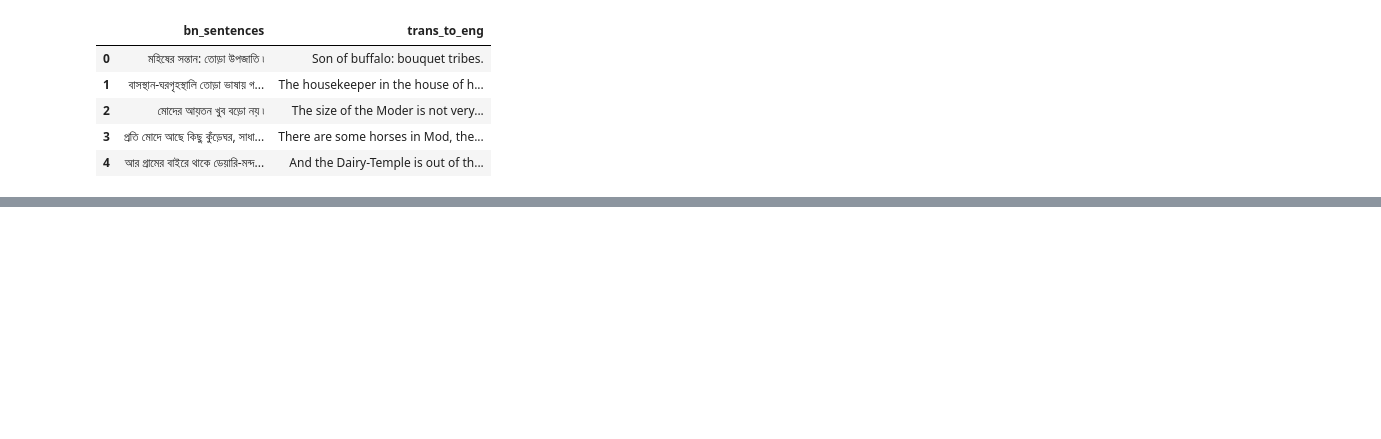
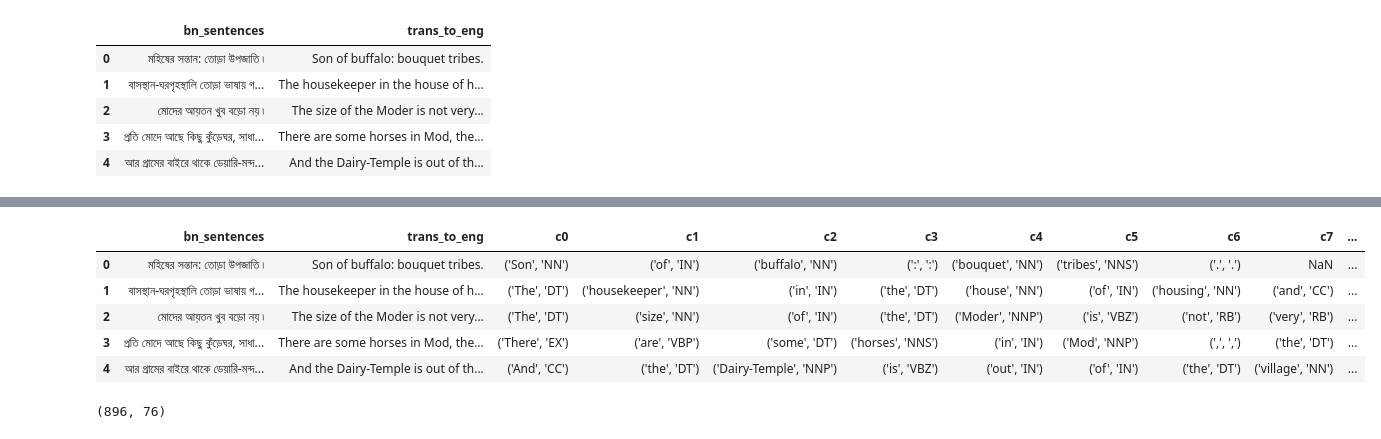
Before and after one commit to MusfiqDehan/Bangla_PoS_Tagging, a Jupyter notebook: notebook.ipynb, the cells around one changed output, grey strips where cells are left out. Saved outputs shown, nothing was run; the diff lists cells and outputs as text; code cells hidden in the pictures; blank space fills up the shorter version.

```diff
--- a/notebook.ipynb
+++ b/notebook.ipynb
@@ -226,0 +345,14 @@ df3.head()
+# %%
+df5 = pd.read_csv('csv_files/bn_eng_pos.csv')
+df5.head()
+# %% [output]
+|  | bn_sentences | trans_to_eng | c0 | c1 | c2 | c3 | c4 | c5 | c6 | c7 | ... |
+| 0 | মহিষের সন্তান: তোড়া উপজাতি ৷ | Son of buffalo: bouquet tribes. | ('Son', 'NN') | ('of', 'IN') | ('buffalo', 'NN') | (':', ':') | ('bouquet', 'NN') | ('tribes', 'NNS') | ('.', '.') | NaN | ... |
+| 1 | বাসস্থান-ঘরগৃহস্থালি তোড়া ভাষায় গ... | The housekeeper in the house of h... | ('The', 'DT') | ('housekeeper', 'NN') | ('in', 'IN') | ('the', 'DT') | ('house', 'NN') | ('of', 'IN') | ('housing', 'NN') | ('and', 'CC') | ... |
+| 2 | মোদের আয়তন খুব বড়ো নয় ৷ | The size of the Moder is not very... | ('The', 'DT') | ('size', 'NN') | ('of', 'IN') | ('the', 'DT') | ('Moder', 'NNP') | ('is', 'VBZ') | ('not', 'RB') | ('very', 'RB') | ... |
+| 3 | প্রতি মোদে আছে কিছু কুঁড়েঘর, সাধা... | There are some horses in Mod, the... | ('There', 'EX') | ('are', 'VBP') | ('some', 'DT') | ('horses', 'NNS') | ('in', 'IN') | ('Mod', 'NNP') | (',', ',') | ('the', 'DT') | ... |
+| 4 | আর গ্রামের বাইরে থাকে ডেয়ারি-মন্দ... | And the Dairy-Temple is out of th... | ('And', 'CC') | ('the', 'DT') | ('Dairy-Temple', 'NNP') | ('is', 'VBZ') | ('out', 'IN') | ('of', 'IN') | ('the', 'DT') | ('village', 'NN') | ... |
+# %%
+df5.shape
+# %% [output]
+(896, 76)
```
Also changed, not shown: parts of 19 cells of this notebook.
